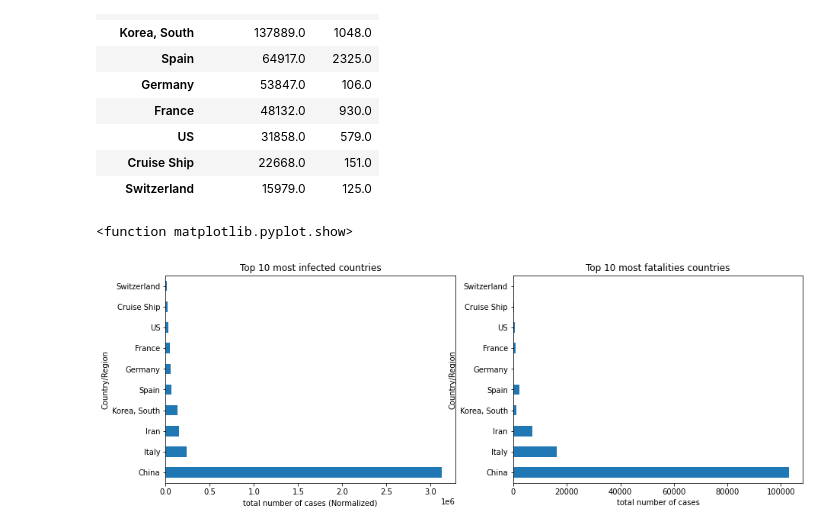
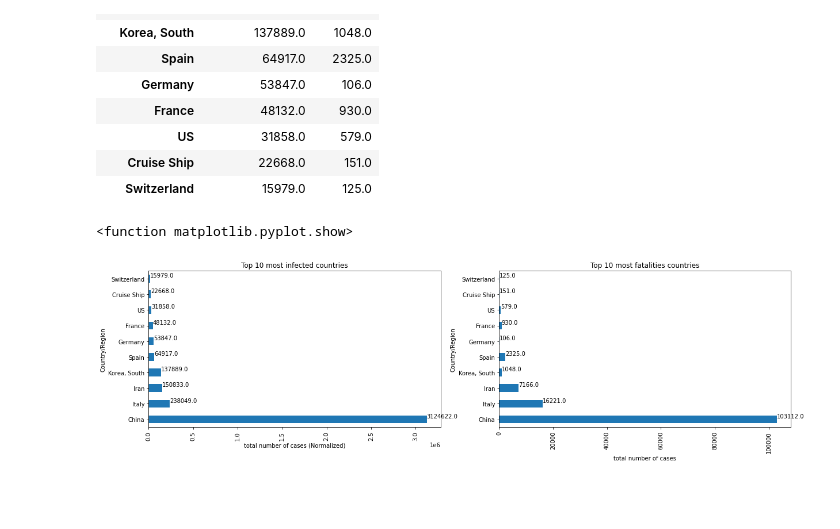
Before and after one commit to warriorgithub/COVID19-Global-Forecasting, a Jupyter notebook: COVID19_Global_Forecasting_(Week_1).ipynb, the cells around one changed output. Saved outputs shown, nothing was run; the diff lists cells and outputs as text; code cells hidden in the pictures; blank space fills up the shorter version.

Commit message:
updated visualization

```diff
--- a/COVID19_Global_Forecasting_(Week_1).ipynb
+++ b/COVID19_Global_Forecasting_(Week_1).ipynb
@@ -114,19 +114,29 @@ confirmed_cases_by_country.head(10)
 # %%
 confirmed_cases_by_country['Country'] = confirmed_cases_by_country.index
 # %%
-plt.figure(figsize=(15,5))
+plt.figure(figsize=(20,5))
 plt.subplot(1,2,1)
 confirmed_cases_by_country['ConfirmedCases'].head(10).plot(kind='barh')
+plt.xticks(rotation=90)
+xlocs, xlabs = plt.xticks()
+xlocs=[i+1 for i in range(0,10)]
+xlabs=[i/2 for i in range(0,10)]
+for i, v in enumerate(confirmed_cases_by_country['ConfirmedCases'].head(10)):
+  plt.text(v, xlocs[i]-0.9 , str(v))
 plt.xlabel('total number of cases (Normalized)')
 plt.title('Top 10 most infected countries')
+
 plt.subplot(1,2,2)
 confirmed_cases_by_country['Fatalities'].head(10).plot(kind='barh')
+for i, v in enumerate(confirmed_cases_by_country['Fatalities'].head(10)):
+  plt.text(v, xlocs[i]-0.9 , str(v))
 plt.xlabel('total number of cases')
 plt.title('Top 10 most fatalities countries')
+plt.xticks(rotation=90)
 plt.show
 # %% [output]
 <function matplotlib.pyplot.show>
-[figure, old version]
+[figure, new version]
 # %%
 from bokeh.io import output_notebook, show, output_file
 from bokeh.plotting import figure
```
Also changed, not shown: parts of 1 cell of this notebook.
